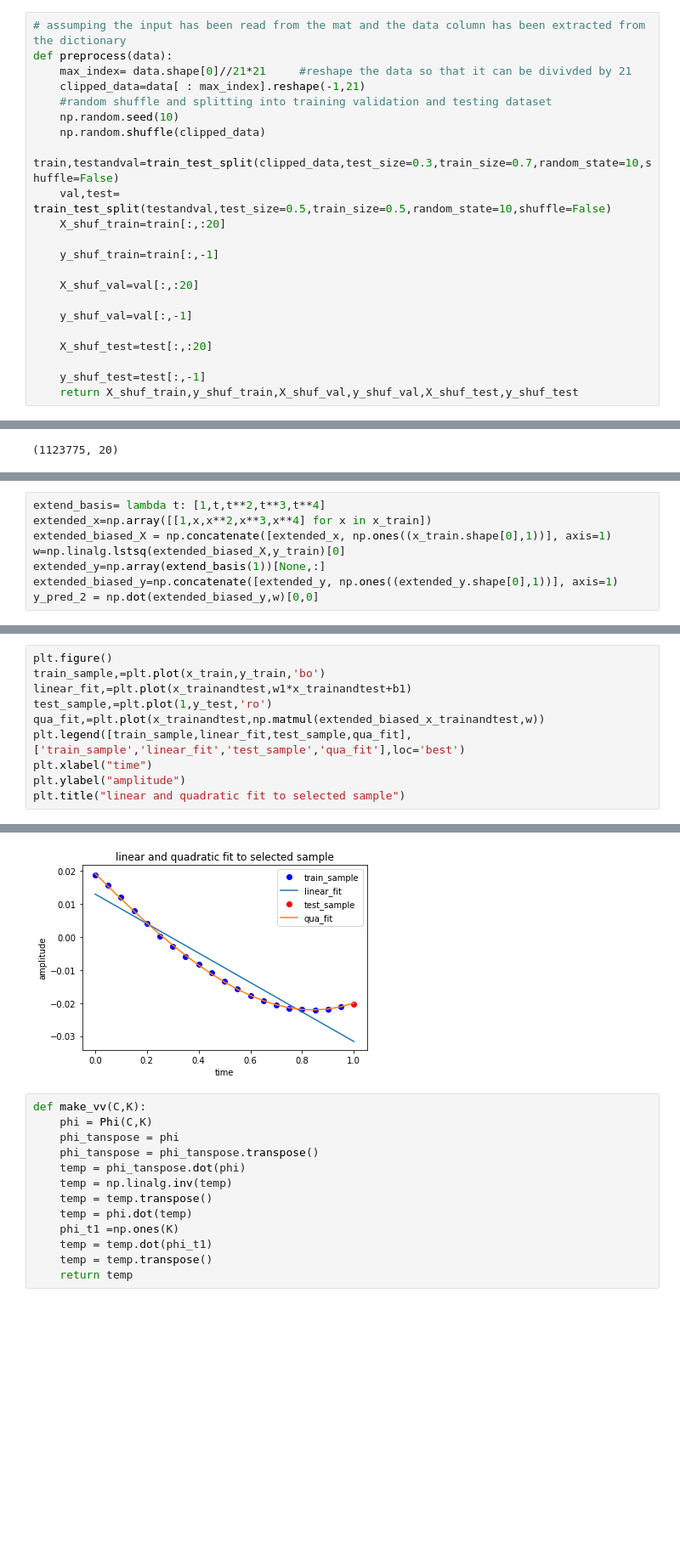
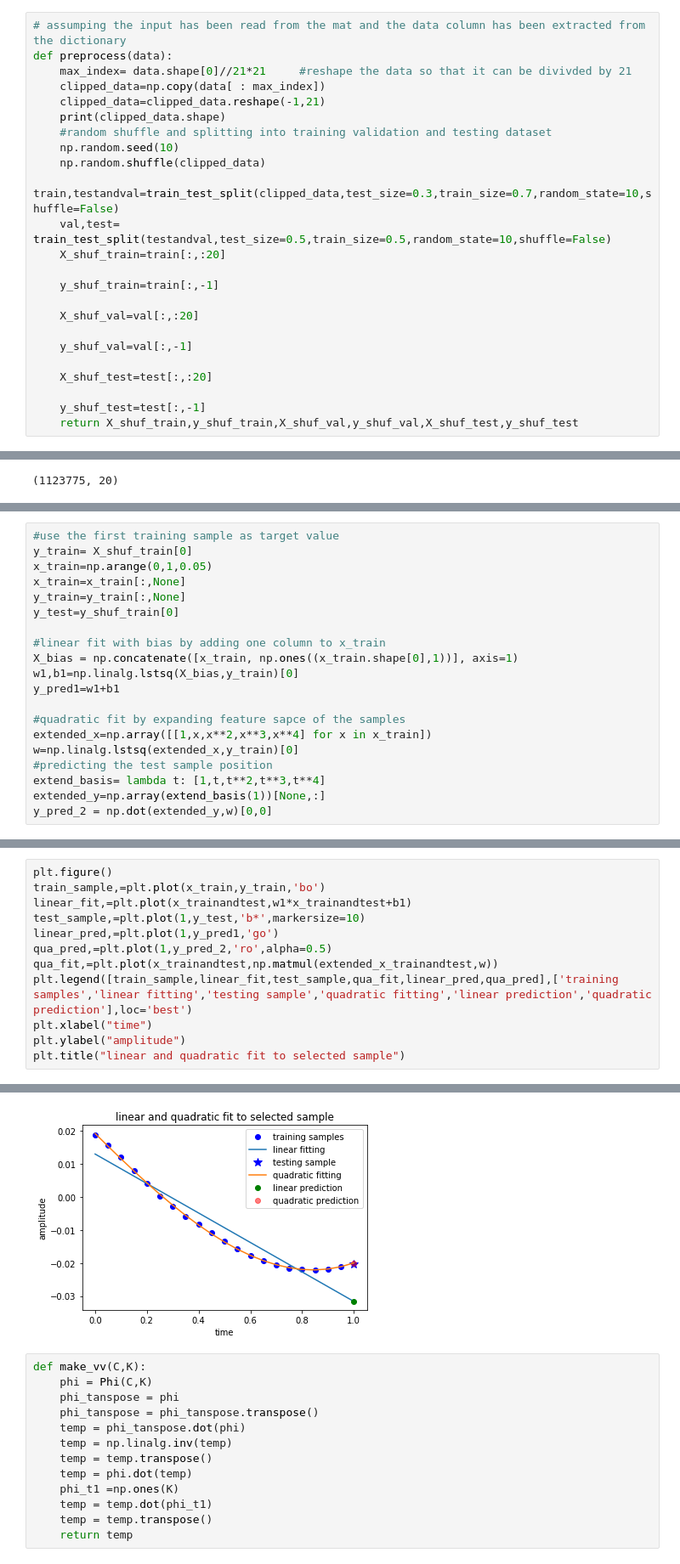
Before and after one commit to lixuran/mlpr_coursework1, a Jupyter notebook: intermitant.ipynb, the cells around one changed output, grey strips where cells are left out. Shown at 85% size. Saved outputs shown, nothing was run; the diff lists cells and outputs as text; blank space fills up the shorter version.

```diff
--- a/intermitant.ipynb
+++ b/intermitant.ipynb
@@ -81,7 +71,9 @@ pd_data.describe()
 # assumping the input has been read from the mat and the data column has been extracted from the dictionary
 def preprocess(data):
     max_index= data.shape[0]//21*21     #reshape the data so that it can be divivded by 21
-    clipped_data=data[ : max_index].reshape(-1,21)
+    clipped_data=np.copy(data[ : max_index])
+    clipped_data=clipped_data.reshape(-1,21)
+    print(clipped_data.shape)
     #random shuffle and splitting into training validation and testing dataset
     np.random.seed(10)
     np.random.shuffle(clipped_data)
@@ -114,0 +110,20 @@ y_test=y_shuf_train[0]
+# %%
+#use the first training sample as target value
+y_train= X_shuf_train[0]
+x_train=np.arange(0,1,0.05)
+x_train=x_train[:,None]
+y_train=y_train[:,None]
+y_test=y_shuf_train[0]
+
+#linear fit with bias by adding one column to x_train
+X_bias = np.concatenate([x_train, np.ones((x_train.shape[0],1))], axis=1)
+w1,b1=np.linalg.lstsq(X_bias,y_train)[0]
+y_pred1=w1+b1
+
+#quadratic fit by expanding feature sapce of the samples
+extended_x=np.array([[1,x,x**2,x**3,x**4] for x in x_train])
+w=np.linalg.lstsq(extended_x,y_train)[0]
+#predicting the test sample position
+extend_basis= lambda t: [1,t,t**2,t**3,t**4]
+extended_y=np.array(extend_basis(1))[None,:]
+y_pred_2 = np.dot(extended_y,w)[0,0]
@@ -125,8 +136,0 @@ To use the future default and silence this warning we advise to pass `rcond=None
-# %%
-extend_basis= lambda t: [1,t,t**2,t**3,t**4]
-extended_x=np.array([[1,x,x**2,x**3,x**4] for x in x_train])
-extended_biased_X = np.concatenate([extended_x, np.ones((x_train.shape[0],1))], axis=1)
-w=np.linalg.lstsq(extended_biased_X,y_train)[0]
-extended_y=np.array(extend_basis(1))[None,:]
-extended_biased_y=np.concatenate([extended_y, np.ones((extended_y.shape[0],1))], axis=1)
-y_pred_2 = np.dot(extended_biased_y,w)[0,0]
@@ -136,16 +137,18 @@ To use the future default and silence this warning we advise to pass `rcond=None
 # %%
 plt.figure()
 train_sample,=plt.plot(x_train,y_train,'bo')
 linear_fit,=plt.plot(x_trainandtest,w1*x_trainandtest+b1)
-test_sample,=plt.plot(1,y_test,'ro')
-qua_fit,=plt.plot(x_trainandtest,np.matmul(extended_biased_x_trainandtest,w))
-plt.legend([train_sample,linear_fit,test_sample,qua_fit],['train_sample','linear_fit','test_sample','qua_fit'],loc='best')
+test_sample,=plt.plot(1,y_test,'b*',markersize=10)
+linear_pred,=plt.plot(1,y_pred1,'go')
+qua_pred,=plt.plot(1,y_pred_2,'ro',alpha=0.5)
+qua_fit,=plt.plot(x_trainandtest,np.matmul(extended_x_trainandtest,w))
+plt.legend([train_sample,linear_fit,test_sample,qua_fit,linear_pred,qua_pred],['training samples','linear fitting','testing sample','quadratic fitting','linear prediction','quadratic prediction'],loc='best')
 plt.xlabel("time")
 plt.ylabel("amplitude")
 plt.title("linear and quadratic fit to selected sample")
 # %% [output]
 Text(0.5,1,'linear and quadratic fit to selected sample')
-[figure, old version]
+[figure, new version]
 # %%
 def make_vv(C,K):
     phi = Phi(C,K)
```
Also changed, not shown: parts of 9 cells of this notebook.
